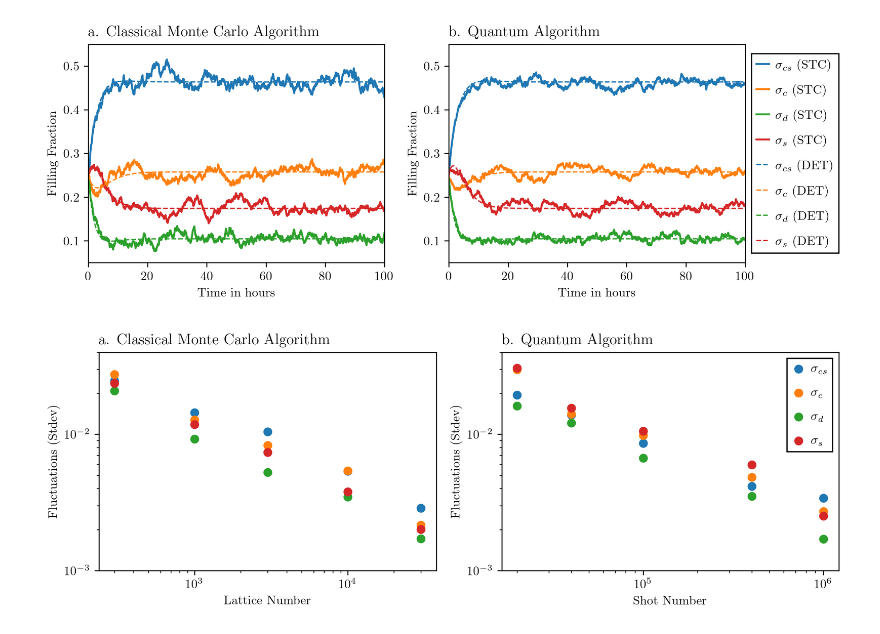
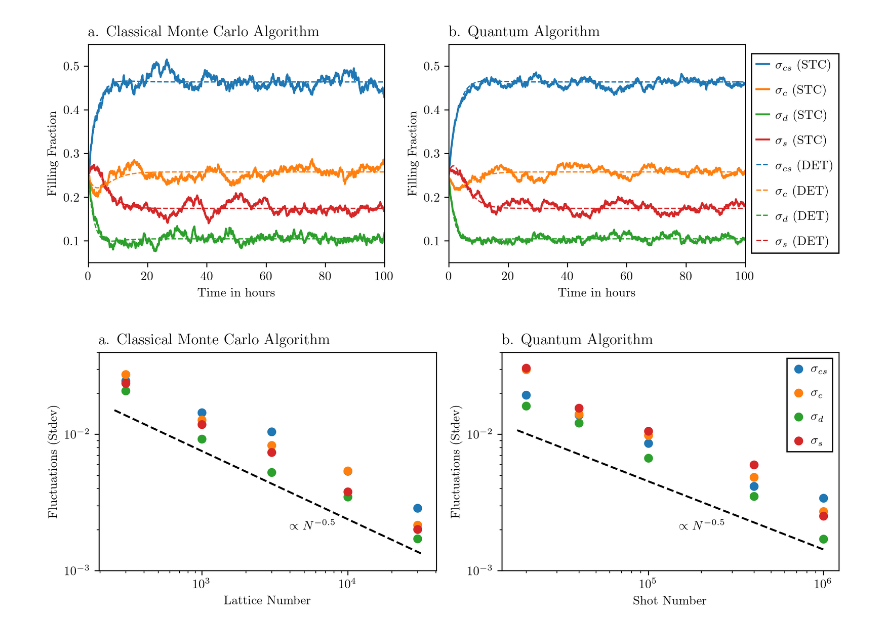
Before and after one commit to kazumasa-ueno/smcm_qc, a Jupyter notebook: plot_for_article.ipynb, the cells around one changed output. Cells and saved outputs as stored; diff of their text form; code cells hidden in the pictures.

Commit message:
figures are updated

```diff
--- a/plot_for_article.ipynb
+++ b/plot_for_article.ipynb
@@ -70,6 +70,11 @@ ax1.scatter(x1,dccs)
 ax1.scatter(x1,dcc)
 ax1.scatter(x1,dcd)
 ax1.scatter(x1,dcs)
+
+# N^-1/2
+N = np.logspace(2.4, 4.5, 100)
+ax1.plot(N,N**(-0.5)/4.2,'k--')
+ax1.text(4000,0.002,'$\\propto N^{-0.5}$')
 
 linear1_cs = np.polyfit(np.log10(x1),np.log10(dccs),1)
 log_y_pred_cs = linear1_cs[1] + linear1_cs[0] * np.log10(x1)
@@ -88,31 +93,36 @@ ax1.set_ylim(1e-3,4e-2)
 ax1.set_xlabel("Lattice Number")
 ax1.set_ylabel("Fluctuations (Stdev)")
 ax1.set_title("a. Classical Monte Carlo Algorithm",loc="left")
 
 ax2.set_xscale('log')
 ax2.set_yscale('log')
 x2 = []
 dqcs = []
 dqc = []
 dqd = []
 dqs = []
 for i in [2e4,4e4,1e5,4e5,1e6]:
   gq = np.loadtxt(f'results/qsout{i:.0e}.txt', delimiter='\t')
   dqcs += [statistics.stdev(gq[:,0]-gd[:,0])]
   dqc += [statistics.stdev(gq[:,1]-gd[:,1])]
   dqd += [statistics.stdev(gq[:,2]-gd[:,2])]
   dqs += [statistics.stdev(gq[:,3]-gd[:,3])]
   x2 += [i]
 ax2.scatter(x2,dqcs,label=r"$\sigma_{cs}$")
 ax2.scatter(x2,dqc,label=r"$\sigma_{c}$")
 ax2.scatter(x2,dqd,label=r"$\sigma_{d}$")
 ax2.scatter(x2,dqs,label=r"$\sigma_{s}$")
+# N^-1/2
+N = np.logspace(4.25, 6.0, 100)
+ax2.plot(N,N**(-0.5)/0.7,'k--')
+ax2.text(150000,0.002,'$\\propto N^{-0.5}$')
+
 ax2.set_ylim(1e-3,4e-2)
 ax2.set_xlabel("Shot Number")
 ax2.set_ylabel("Fluctuations (Stdev)")
 ax2.set_title("b. Quantum Algorithm",loc="left")
 ax2.legend()
 plt.tight_layout()
 plt.show()
 # %% [output]
-[figure, old version]
+[figure, new version]
```
